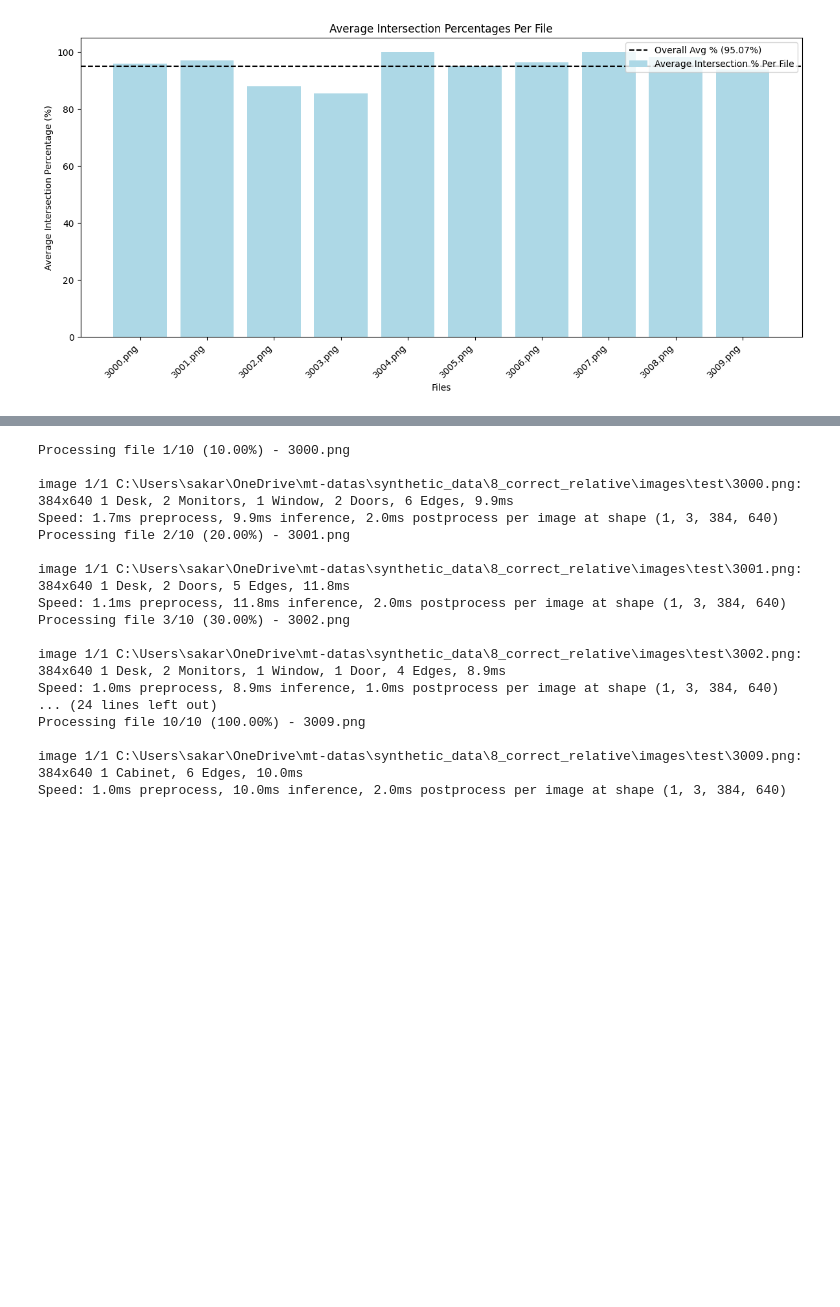
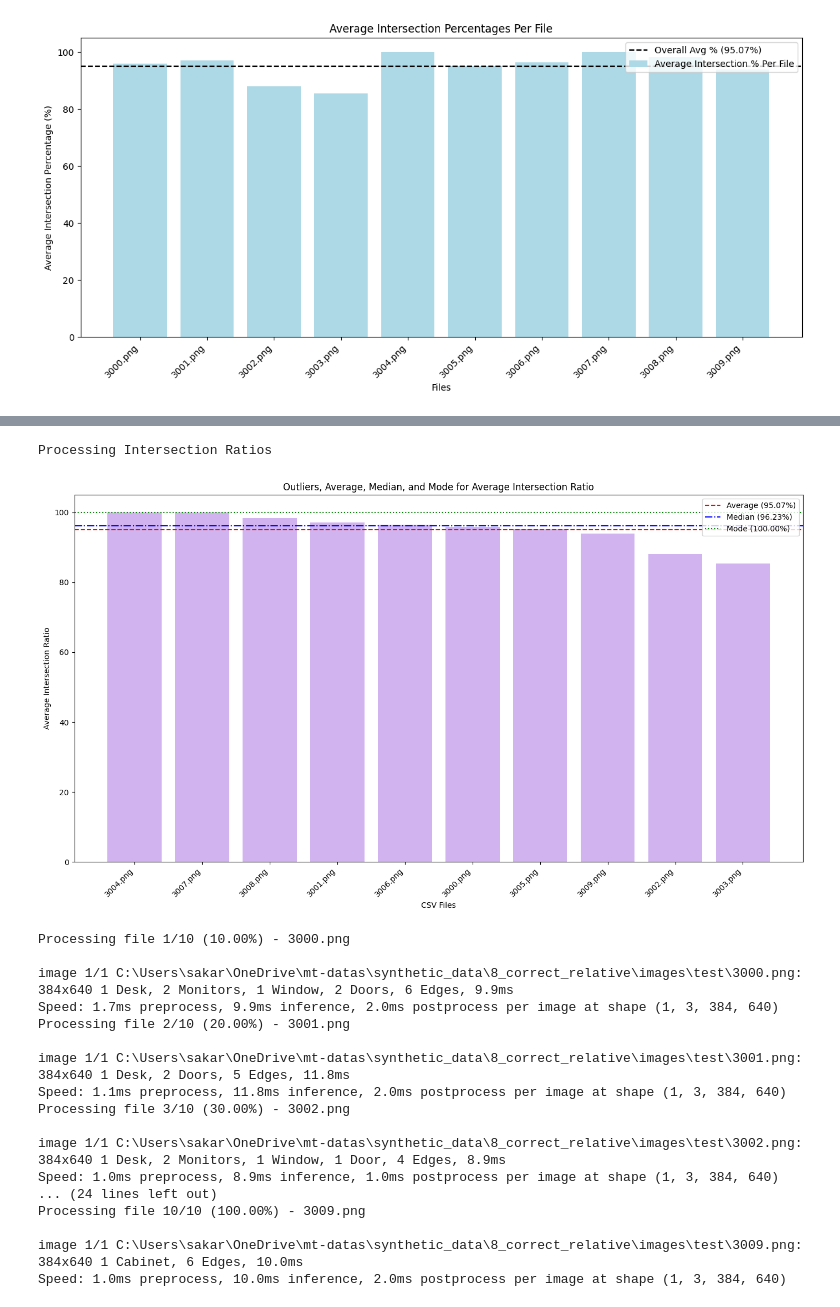
Before and after one commit to sarpermelikertekin/mt-3d-environments-from-video, a Jupyter notebook: YOLOv8/yolo.ipynb, the cells around one changed output, grey strips where cells are left out. Drawn from its saved outputs; the diff is of its cells as text; code cells hidden in the pictures; blank space fills up the shorter version.

```diff
--- a/YOLOv8/yolo.ipynb
+++ b/YOLOv8/yolo.ipynb
@@ -847,3 +1003,78 @@ generate_intersection_plot_per_id(results)
+# %%
+import matplotlib.pyplot as plt
+import numpy as np
+import pandas as pd
+
+
+def process_intersection_results_to_dataframe(results):
+    """
+    Convert intersection area ratio results into a DataFrame for analysis.
+    """
+    data = []
+    for file_result in results:
+        file_name = file_result.get("file", "Unknown")
+        avg_intersection_ratio = (
+            100 * np.mean([obj.get("intersection_ratio", 0) for obj in file_result.get("objects", [])])
+            if file_result.get("objects") else 0
+        )
+        data.append({"File": file_name, "Average Intersection Ratio": avg_intersection_ratio})
+    return pd.DataFrame(data)
+
+
+def identify_statistics_intersection(df, column):
+    """
+    Identify statistical measures for intersection ratios.
+    """
+    top_10_highest = df.nlargest(10, column)
+    top_10_lowest = df.nsmallest(10, column)
+    median_value = df[column].median()
+    avg_value = df[column].mean()
+    mode_value = df[column].mode().iloc[0] if not df[column].mode().empty else None
+    return top_10_highest, top_10_lowest, avg_value, median_value, mode_value
+
+
+def visualize_intersection_statistics(top_10_high, top_10_low, column, avg_value, median_value, mode_value):
+    """
+    Visualize the top 10 highest and lowest values for intersection ratios.
+    """
+    combined = pd.concat([top_10_high, top_10_low])
+    labels = combined["File"]
+    values = combined[column]
+
+    colors = (
+        ['#8fd3d1'] * len(top_10_high) +  # Light teal for highest
+        ['#d1b3f0'] * len(top_10_low)    # Light purple for lowest
+    )
+
+    plt.figure(figsize=(14, 8))
+    bars = plt.bar(labels, values, color=colors)
+
+    # Plot average, median, and mode
+    plt.axhline(avg_value, color='red', linestyle='--', linewidth=1.5, label=f'Average ({avg_value:.2f}%)')
+    plt.axhline(median_value, color='blue', linestyle='-.', linewidth=1.5, label=f'Median ({median_value:.2f}%)')
+    if mode_value is not None:
+        plt.axhline(mode_value, color='green', linestyle=':', linewidth=1.5, label=f'Mode ({mode_value:.2f}%)')
+
+    plt.xlabel("CSV Files")
+    plt.ylabel(column)
+    plt.title(f"Outliers, Average, Median, and Mode for {column}")
+    plt.xticks(rotation=45, ha="right")
+    plt.tight_layout()
+    plt.legend()
+    plt.show()
+
+
+# Process and visualize intersection statistics
+try:
+    df_intersection = process_intersection_results_to_dataframe(results)
+    print("Processing Intersection Ratios")
+    top_10_high, top_10_low, avg_value, median_value, mode_value = identify_statistics_intersection(df_intersection, "Average Intersection Ratio")
+    visualize_intersection_statistics(top_10_high, top_10_low, "Average Intersection Ratio", avg_value, median_value, mode_value)
+except Exception as e:
+    print(f"Error processing intersection results: {e}")
+# %% [output]
+Processing Intersection Ratios
+[figure, added]
 # %%
 import os
 import numpy as np
```
Also changed, not shown: parts of 7 cells of this notebook, 1 other file.
